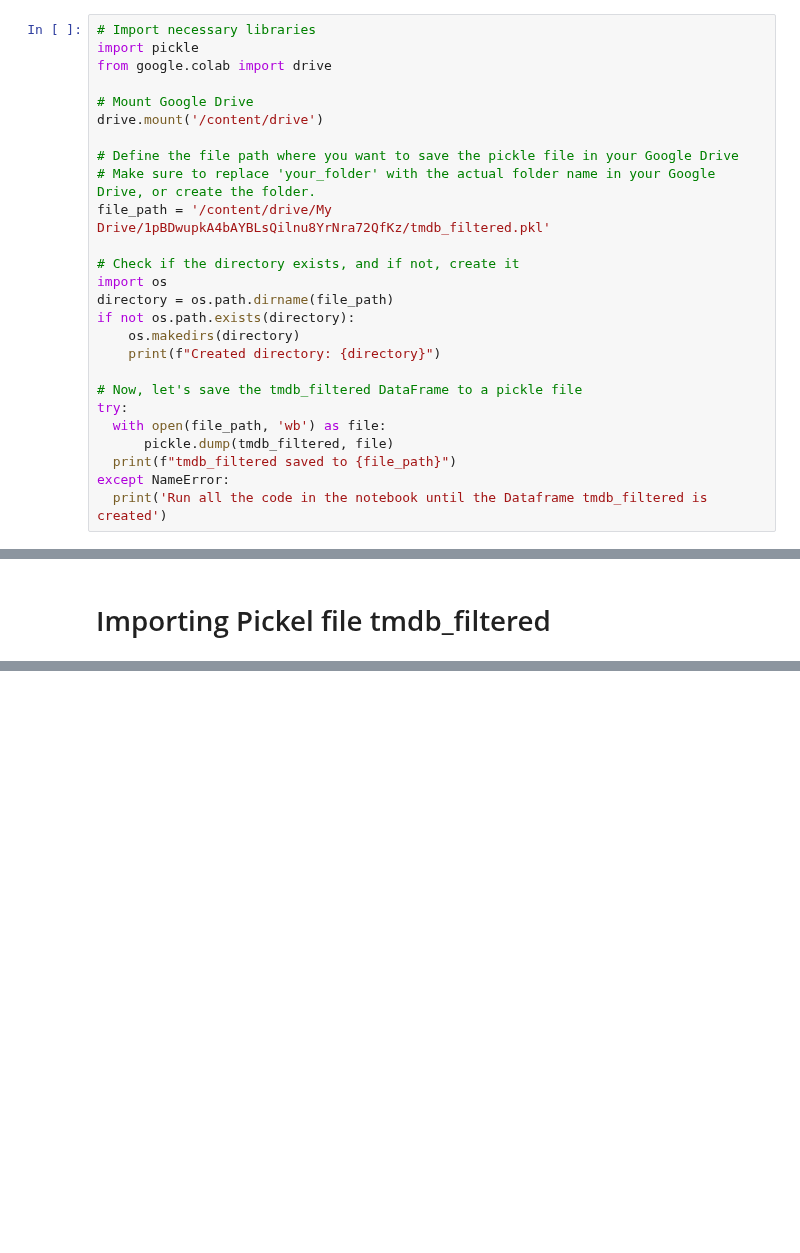
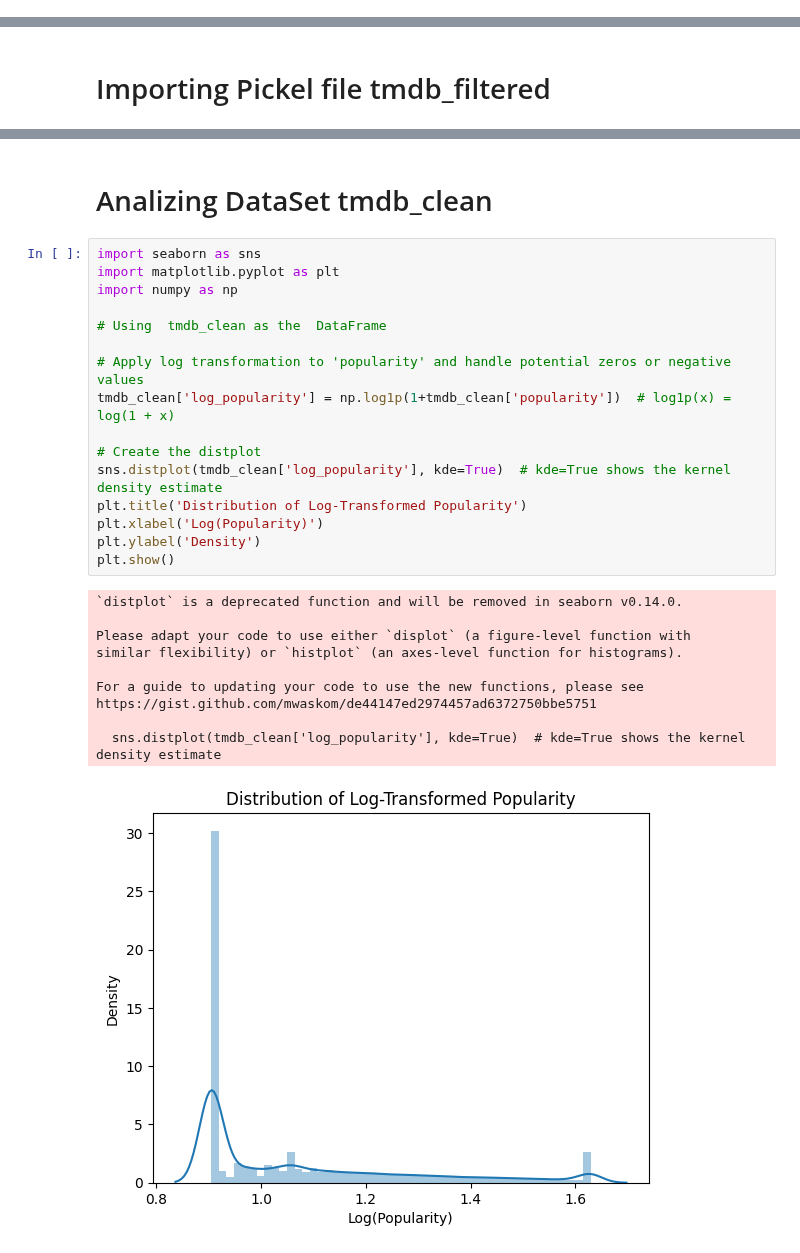
Before and after one commit to Elbx88/ML-Model-Perdiction, a Jupyter notebook: Project_ML_Models_Erez_Levy_TMDB_4.ipynb, the cells around one changed output, grey strips where cells are left out. Saved outputs shown, nothing was run; the diff lists cells and outputs as text; blank space fills up the shorter version.

```diff
--- a/Project_ML_Models_Erez_Levy_TMDB_4.ipynb
+++ b/Project_ML_Models_Erez_Levy_TMDB_4.ipynb
@@ -644,26 +64,0 @@ memory usage: 9.7 MB
-# %%
-# Import necessary libraries
-import pickle
-from google.colab import drive
-
-# Mount Google Drive
-drive.mount('/content/drive')
-
-# Define the file path where you want to save the pickle file in your Google Drive
-# Make sure to replace 'your_folder' with the actual folder name in your Google Drive, or create the folder.
-file_path = '/content/drive/My Drive/1pBDwupkA4bAYBLsQilnu8YrNra72QfKz/tmdb_filtered.pkl'
-
-# Check if the directory exists, and if not, create it
-import os
-directory = os.path.dirname(file_path)
-if not os.path.exists(directory):
-    os.makedirs(directory)
-    print(f"Created directory: {directory}")
-
-# Now, let's save the tmdb_filtered DataFrame to a pickle file
-try:
-  with open(file_path, 'wb') as file:
-      pickle.dump(tmdb_filtered, file)
-  print(f"tmdb_filtered saved to {file_path}")
-except NameError:
-  print('Run all the code in the notebook until the Dataframe tmdb_filtered is created')
@@ -715,0 +182,29 @@ tmdb_filtered loaded from /content/drive/My Drive/1pBDwupkA4bAYBLsQilnu8YrNra72Q
+# %% [markdown]
+# Analizing  DataSet tmdb_clean
+# %%
+import seaborn as sns
+import matplotlib.pyplot as plt
+import numpy as np
+
+# Using  tmdb_clean as the  DataFrame
+
+# Apply log transformation to 'popularity' and handle potential zeros or negative values
+tmdb_clean['log_popularity'] = np.log1p(1+tmdb_clean['popularity'])  # log1p(x) = log(1 + x)
+
+# Create the distplot
+sns.distplot(tmdb_clean['log_popularity'], kde=True)  # kde=True shows the kernel density estimate
+plt.title('Distribution of Log-Transformed Popularity')
+plt.xlabel('Log(Popularity)')
+plt.ylabel('Density')
+plt.show()
+# %% [output]
+`distplot` is a deprecated function and will be removed in seaborn v0.14.0.
+
+Please adapt your code to use either `displot` (a figure-level function with
+similar flexibility) or `histplot` (an axes-level function for histograms).
+
+For a guide to updating your code to use the new functions, please see
+https://gist.github.com/mwaskom/de44147ed2974457ad6372750bbe5751
+
+  sns.distplot(tmdb_clean['log_popularity'], kde=True)  # kde=True shows the kernel density estimate
+[figure, added]
```
Also changed, not shown: parts of 73 cells of this notebook.
